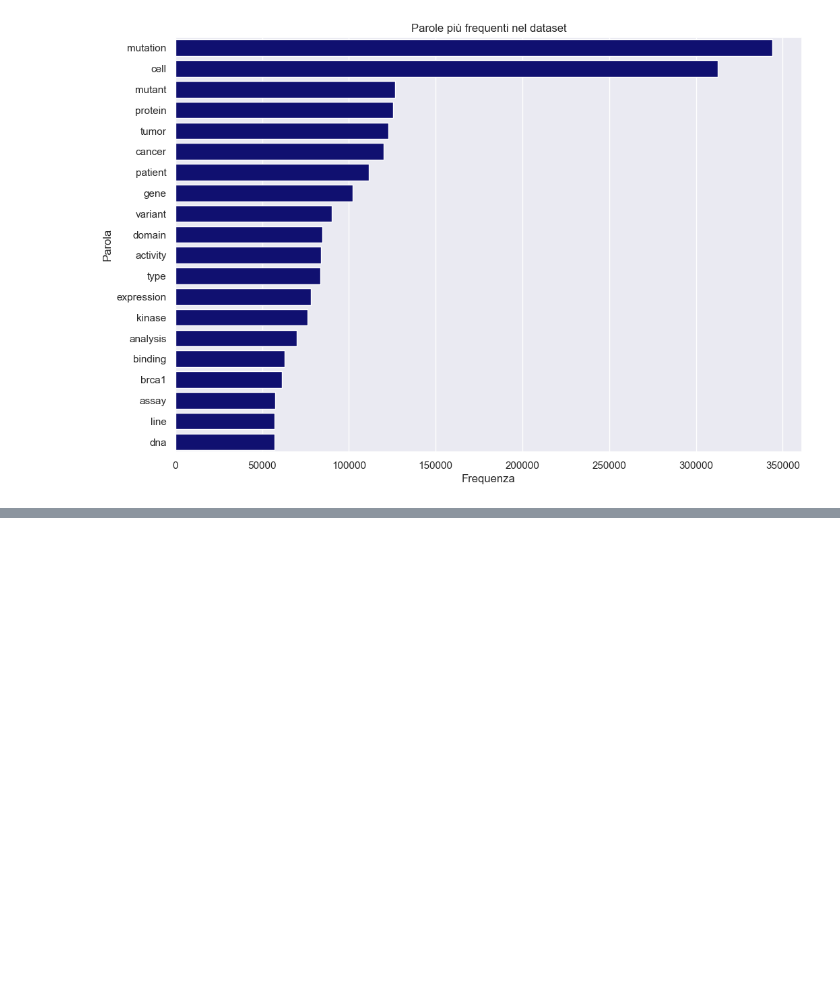
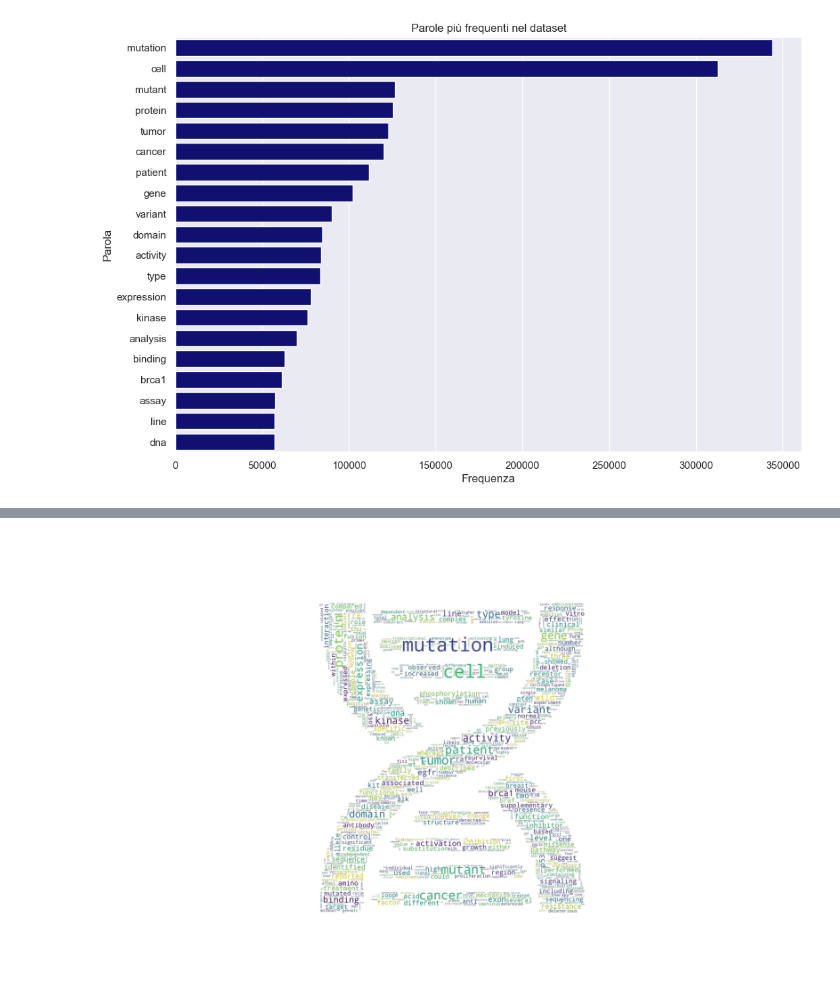
Before and after one commit to sciro24/Cancer-Treatment-with-ML, a Jupyter notebook: ULTIMI /ULTIMISSIMI/LAST ONLY EDA.ipynb, the cells around one changed output, grey strips where cells are left out. Cells and saved outputs as stored; diff of their text form; code cells hidden in the pictures; blank space fills up the shorter version.

```diff
--- a/ULTIMI /ULTIMISSIMI/LAST ONLY EDA.ipynb
+++ b/ULTIMI /ULTIMISSIMI/LAST ONLY EDA.ipynb
@@ -452,0 +532,40 @@ plt.show()
+# %%
+from PIL import Image
+# Funzione per ridimensionare l'immagine
+def resize_image(np_img, new_size):
+    img = Image.fromarray(np_img)
+    img = img.resize(new_size, Image.LANCZOS)  # Usa il filtro LANCZOS per un ridimensionamento di alta qualità
+    return np.array(img)
+
+# Carica e ridimensiona l'immagine della maschera
+mask_image = np.array(Image.open('/Users/diego/Desktop/TIROCINIO/DATASET/dna.png').convert('L'))
+mask_image = resize_image(mask_image, (4000, 2500))
+
+# Unisci tutto il testo in una singola stringa
+all_text = ' '.join(df['text'].dropna())
+
+# Genera la WordCloud con stile personalizzato
+wordcloud = WordCloud(
+    max_font_size=140,
+    min_font_size=8,
+    max_words=1000,  # Numero massimo di parole
+    width=mask_image.shape[1],
+    height=mask_image.shape[0],
+    prefer_horizontal=0.9,
+    relative_scaling=0.52,
+    background_color=None,
+    colormap='viridis',
+    stopwords=stop_words,
+    mask=mask_image,
+    mode="RGBA",  # Modalità per supporto trasparenza
+    collocations=False
+).generate(all_text)
+
+# Visualizza la WordCloud
+plt.figure(figsize=(20, 20))
+plt.axis("off")
+plt.tight_layout()
+plt.imshow(wordcloud, interpolation="bilinear")
+plt.show()
+# %% [output]
+[figure, added]
```
Also changed, not shown: parts of 6 cells of this notebook, 1 other file.
